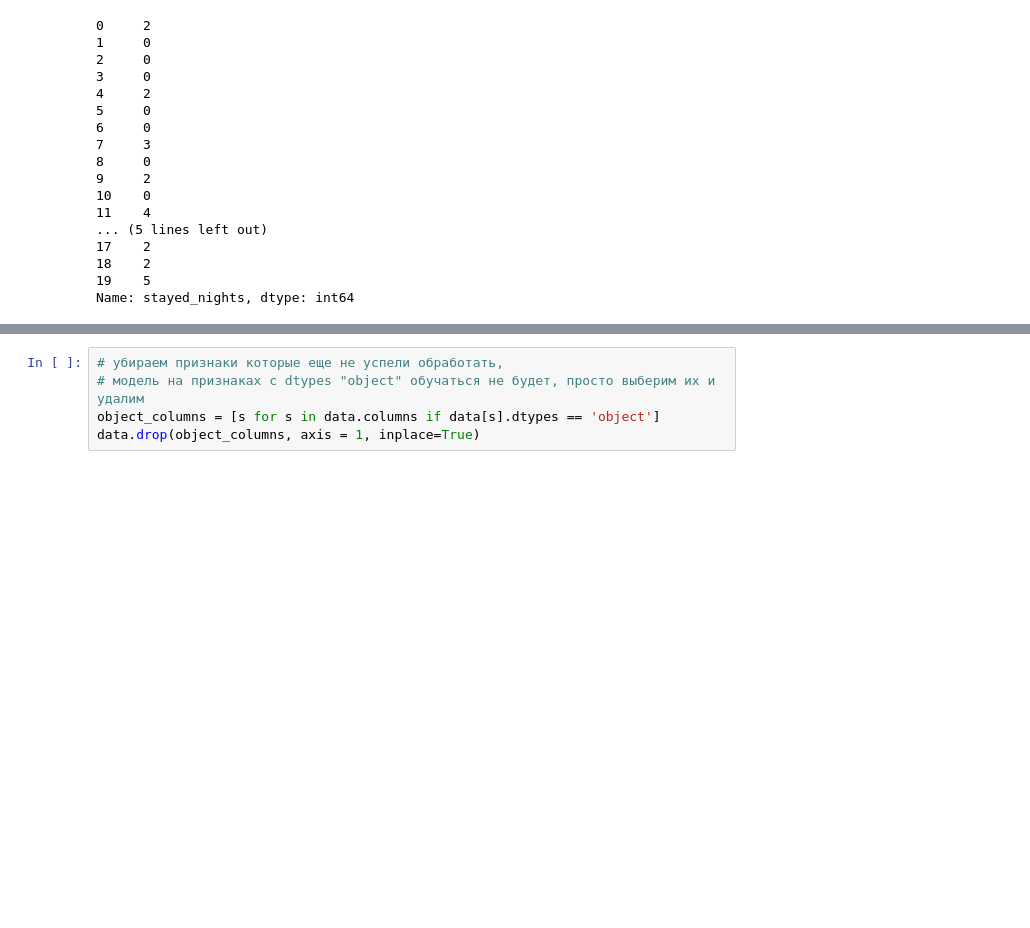
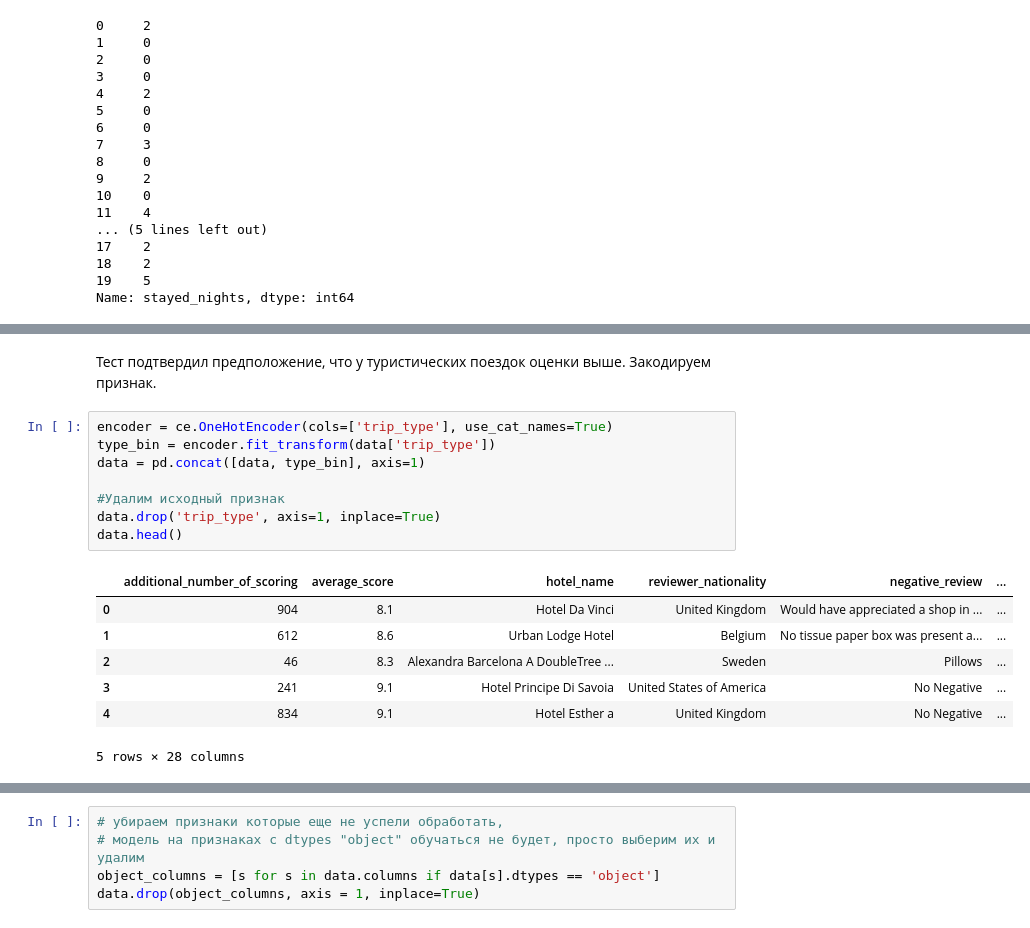
Before and after one commit to vokhmianin-da/Project-3-Holels-for-Kaggle, a Jupyter notebook: Project 3 Hotels.ipynb, the cells around one changed output, grey strips where cells are left out. Cells and saved outputs as stored; diff of their text form; blank space fills up the shorter version.

```diff
--- a/Project 3 Hotels.ipynb
+++ b/Project 3 Hotels.ipynb
@@ -758,3 +829,21 @@ Name: stayed_nights, dtype: int64
+# %% [markdown]
+Тест подтвердил предположение, что у туристических поездок оценки выше. Закодируем признак.
+# %%
+encoder = ce.OneHotEncoder(cols=['trip_type'], use_cat_names=True)
+type_bin = encoder.fit_transform(data['trip_type'])
+data = pd.concat([data, type_bin], axis=1)
+
+#Удалим исходный признак
+data.drop('trip_type', axis=1, inplace=True)
+data.head()
+# %% [output]
+|  | additional_number_of_scoring | average_score | hotel_name | reviewer_nationality | negative_review | ... |
+| 0 | 904 | 8.1 | Hotel Da Vinci | United Kingdom | Would have appreciated a shop in ... | ... |
+| 1 | 612 | 8.6 | Urban Lodge Hotel | Belgium | No tissue paper box was present a... | ... |
+| 2 | 46 | 8.3 | Alexandra Barcelona A DoubleTree ... | Sweden | Pillows | ... |
+| 3 | 241 | 9.1 | Hotel Principe Di Savoia | United States of America | No Negative | ... |
+| 4 | 834 | 9.1 | Hotel Esther a | United Kingdom | No Negative | ... |
+5 rows × 28 columns
 # %%
 data.nunique(dropna=False)
 # %% [output]
```
Also changed, not shown: parts of 22 cells of this notebook, 1 other file.
